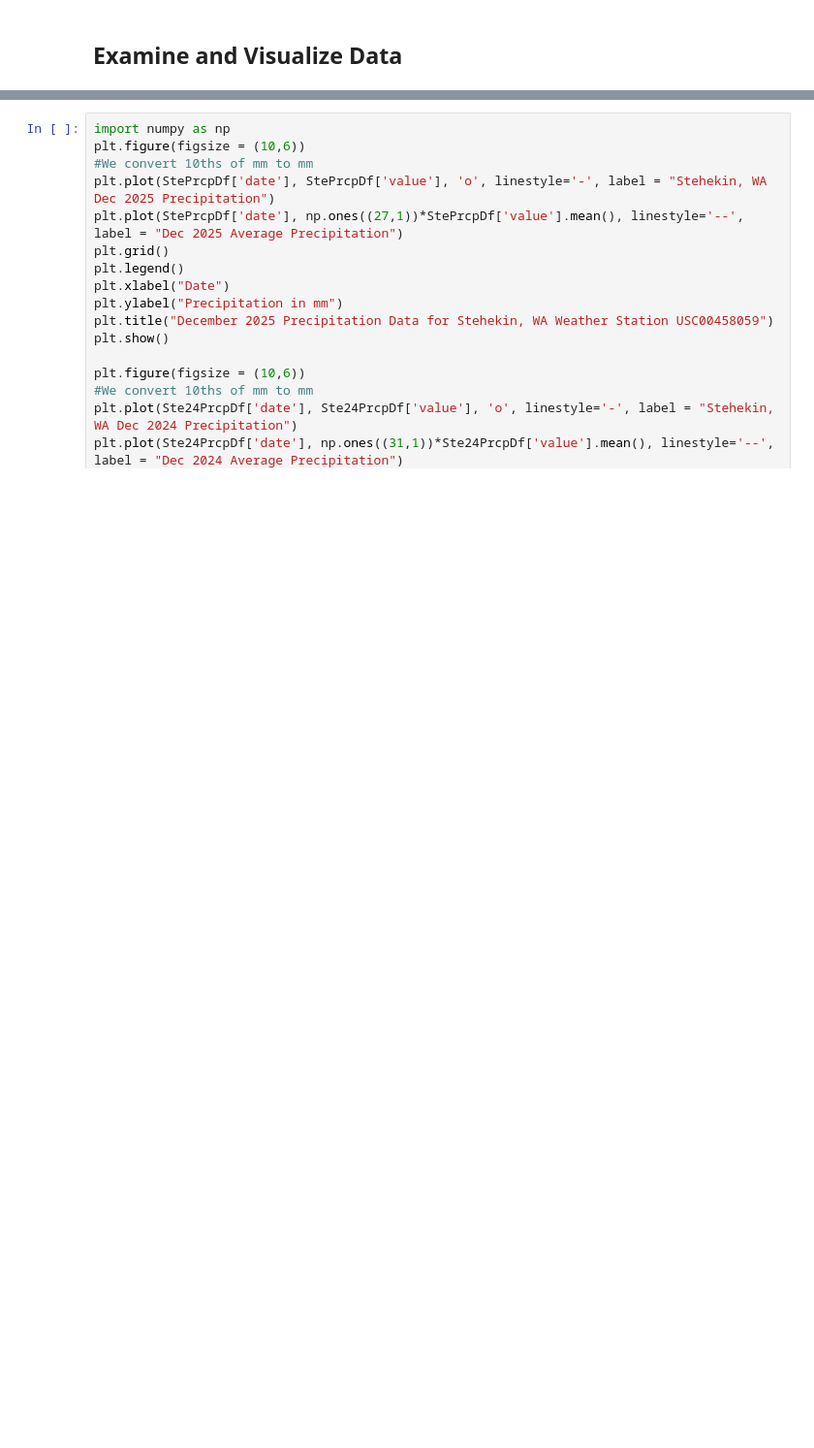
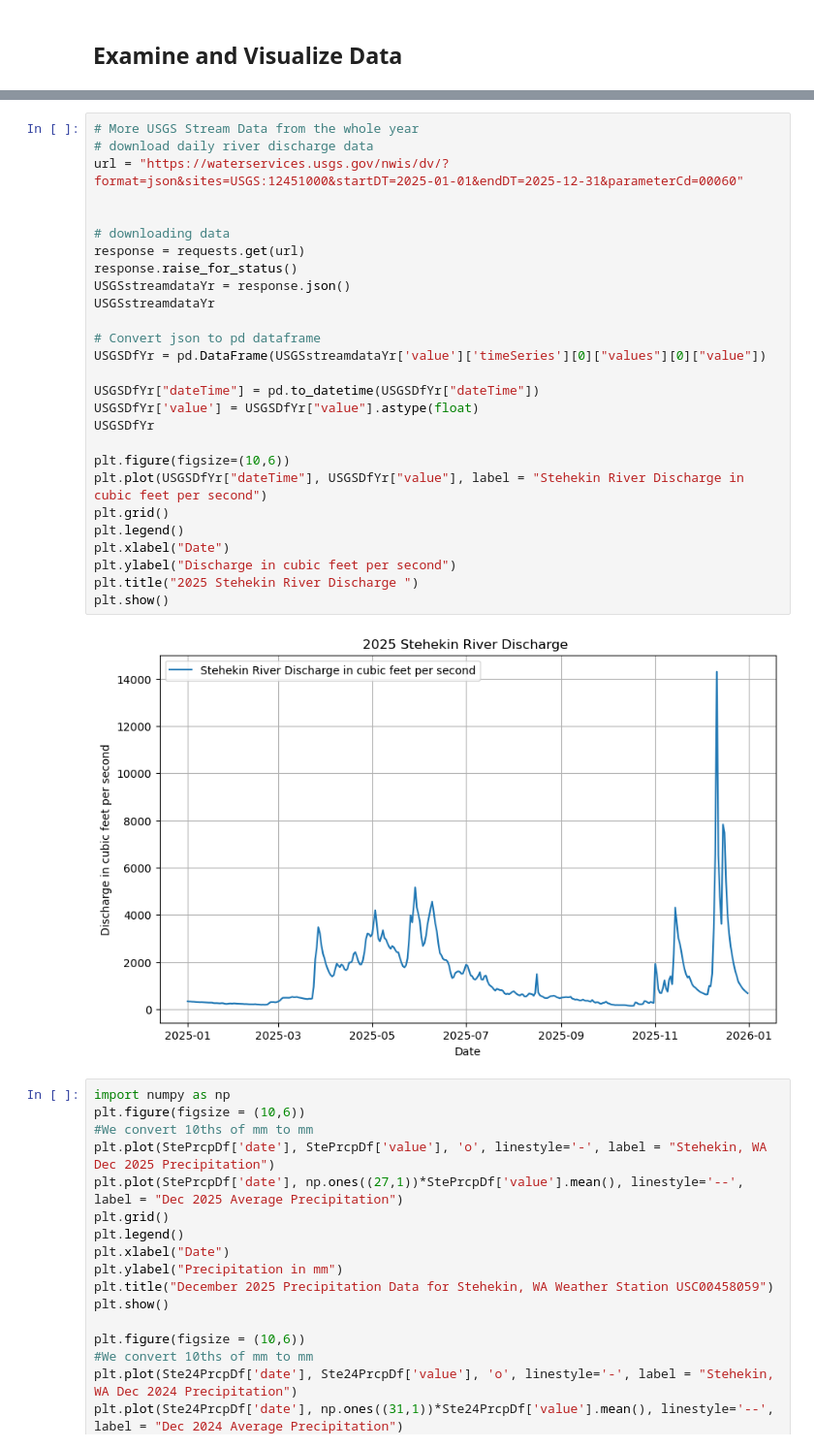
Before and after one commit to lauralemon1/MLGEO-2026, a Jupyter notebook: teams/Paleorocks/paleorocks.ipynb, the cells around one changed output, grey strips where cells are left out. Shown at 97% size. Drawn from its saved outputs; the diff is of its cells as text; blank space fills up the shorter version.

```diff
--- a/teams/Paleorocks/paleorocks.ipynb
+++ b/teams/Paleorocks/paleorocks.ipynb
@@ -66,3 +118,32 @@ USGSDf = pd.DataFrame(USGSstreamdata["timeSeries"])
+# %%
+# More USGS Stream Data from the whole year
+# download daily river discharge data
+url = "https://waterservices.usgs.gov/nwis/dv/?format=json&sites=USGS:12451000&startDT=2025-01-01&endDT=2025-12-31&parameterCd=00060"
+
+
+# downloading data
+response = requests.get(url)
+response.raise_for_status()
+USGSstreamdataYr = response.json()
+USGSstreamdataYr
+
+# Convert json to pd dataframe
+USGSDfYr = pd.DataFrame(USGSstreamdataYr['value']['timeSeries'][0]["values"][0]["value"])
+
+USGSDfYr["dateTime"] = pd.to_datetime(USGSDfYr["dateTime"])
+USGSDfYr['value'] = USGSDfYr["value"].astype(float)
+USGSDfYr
+
+plt.figure(figsize=(10,6))
+plt.plot(USGSDfYr["dateTime"], USGSDfYr["value"], label = "Stehekin River Discharge in cubic feet per second")
+plt.grid()
+plt.legend()
+plt.xlabel("Date")
+plt.ylabel("Discharge in cubic feet per second")
+plt.title("2025 Stehekin River Discharge ")
+plt.show()
+# %% [output]
+[figure, added]
 # %%
 import numpy as np
 plt.figure(figsize = (10,6))
```
Also changed, not shown: parts of 5 cells of this notebook, 2 other files.
